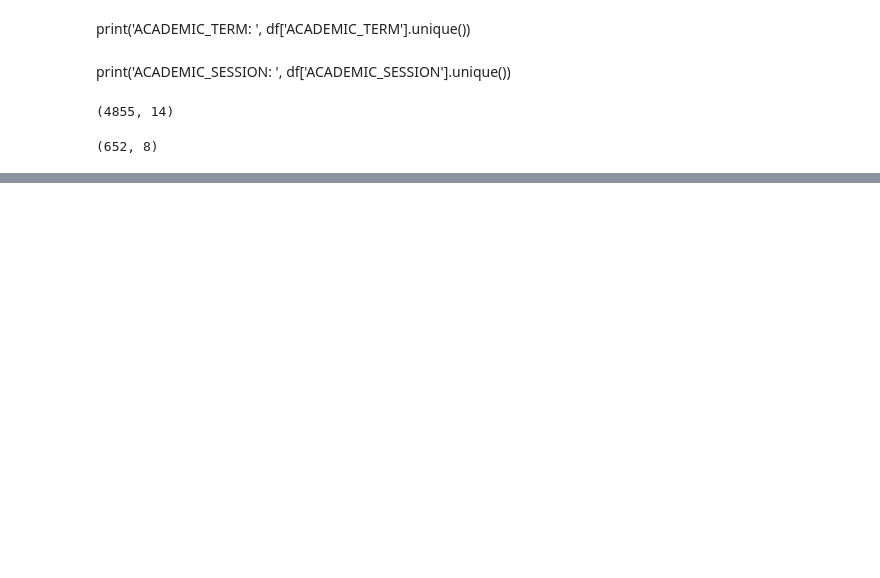
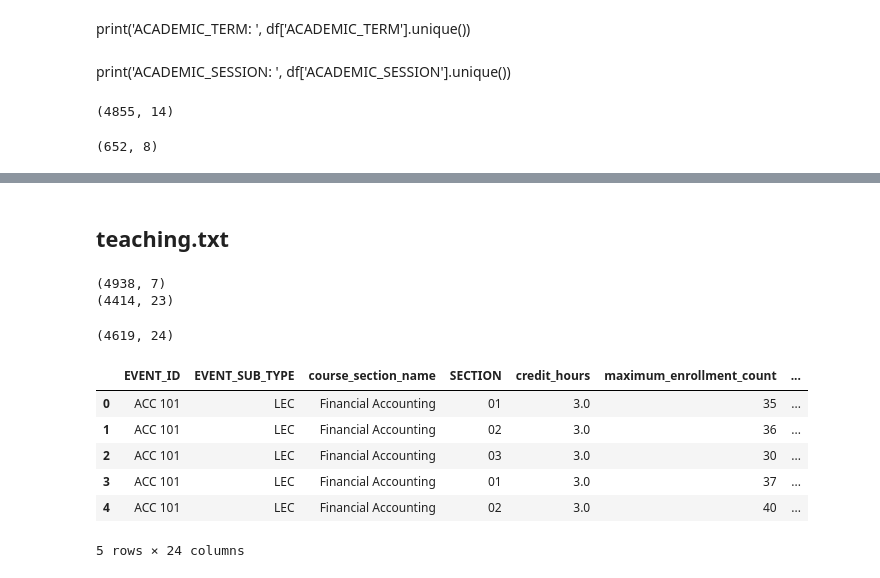
Before and after one commit to JeffWalton-PSC/Starfish, a Jupyter notebook: DegreePlanner/sections/sections.ipynb, the cells around one changed output, grey strips where cells are left out. Cells and saved outputs as stored; diff of their text form; code cells hidden in the pictures; blank space fills up the shorter version.

```diff
--- a/DegreePlanner/sections/sections.ipynb
+++ b/DegreePlanner/sections/sections.ipynb
@@ -181,3 +186,41 @@ df.head()
 today = datetime.now().strftime('%Y%m%d')
 fn_output = f'{today}_sections.txt'
 df.to_csv(fn_output, index=False)
+# %% [markdown]
+## teaching.txt
+# %%
+sql_str = "SELECT * FROM SECTIONPER WHERE " + \
+          "EVENT_SUB_TYPE NOT IN ('ADV') " + \
+          f"AND ACADEMIC_YEAR >= '{sections_begin_year}' " + \
+          "AND ACADEMIC_TERM IN ('FALL', 'SPRING', 'SUMMER') " + \
+          "AND ACADEMIC_SESSION IN ('MAIN', 'CULN', 'EXT', 'FNRR', 'HEOP'," + \
+          " 'SLAB', 'BLOCK A', 'BLOCK AB', 'BLOCK B') "
+df_sectionper = pd.read_sql_query(sql_str, connection)
+# %%
+df_sectionper = df_sectionper[['ACADEMIC_YEAR', 'ACADEMIC_TERM', 'ACADEMIC_SESSION',
+                               'EVENT_ID', 'EVENT_SUB_TYPE', 'SECTION',
+                               'PERSON_CODE_ID',
+                               ]]
+# %%
+print(df_sectionper.shape)
+print(dfs.shape)
+# %% [output]
+(4938, 7)
+(4414, 23)
+# %%
+dft = pd.merge(dfs, df_sectionper,
+               on=['ACADEMIC_YEAR', 'ACADEMIC_TERM', 'ACADEMIC_SESSION',
+                   'EVENT_ID', 'EVENT_SUB_TYPE', 'SECTION'],
+               how='left')
+# %%
+print(dft.shape)
+dft.head()
+# %% [output]
+(4619, 24)
+|  | EVENT_ID | EVENT_SUB_TYPE | course_section_name | SECTION | credit_hours | maximum_enrollment_count | ... |
+| 0 | ACC 101 | LEC | Financial Accounting | 01 | 3.0 | 35 | ... |
+| 1 | ACC 101 | LEC | Financial Accounting | 02 | 3.0 | 36 | ... |
+| 2 | ACC 101 | LEC | Financial Accounting | 03 | 3.0 | 30 | ... |
+| 3 | ACC 101 | LEC | Financial Accounting | 01 | 3.0 | 37 | ... |
+| 4 | ACC 101 | LEC | Financial Accounting | 02 | 3.0 | 40 | ... |
+5 rows × 24 columns
```
Also changed, not shown: parts of 10 cells of this notebook, 2 other files.
